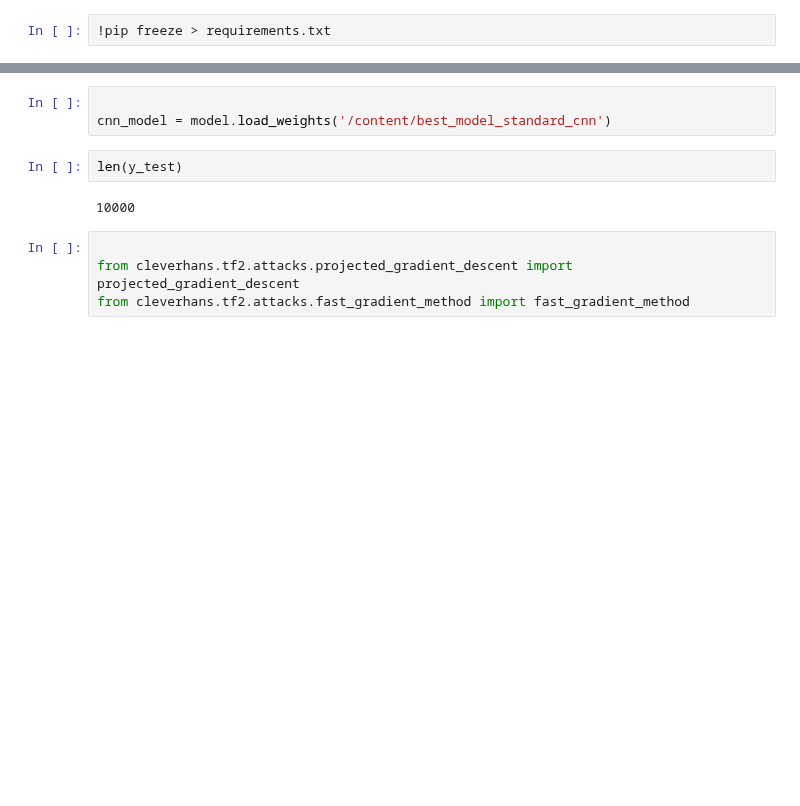
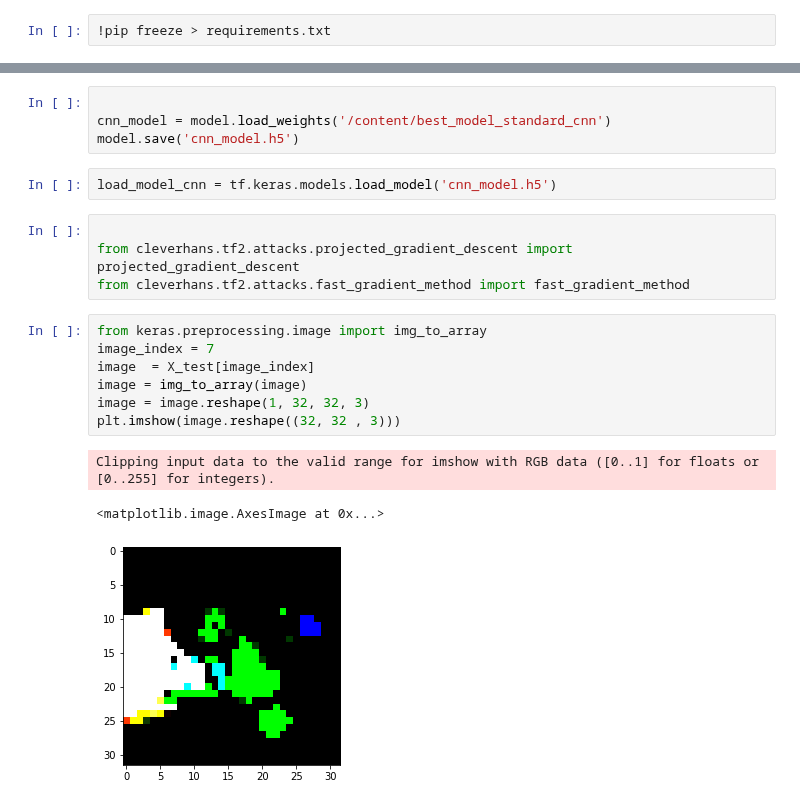
Before and after one commit to kirath2205/Final-Year-Project, a Jupyter notebook: Test_bench.ipynb, the cells around one changed output, grey strips where cells are left out. Saved outputs shown, nothing was run; the diff lists cells and outputs as text; blank space fills up the shorter version.

```diff
--- a/Test_bench.ipynb
+++ b/Test_bench.ipynb
@@ -391,11 +399,21 @@ Requirement already satisfied: cloudpickle>=1.3 in /usr/local/lib/python3.7/dist
 # %%
 
 cnn_model = model.load_weights('/content/best_model_standard_cnn')
+model.save('cnn_model.h5')
-# %%
-len(y_test)
-# %% [output]
-10000
+# %%
+load_model_cnn = tf.keras.models.load_model('cnn_model.h5')
 # %%
 
 from cleverhans.tf2.attacks.projected_gradient_descent import projected_gradient_descent
 from cleverhans.tf2.attacks.fast_gradient_method import fast_gradient_method
+# %%
+from keras.preprocessing.image import img_to_array
+image_index = 7
+image  = X_test[image_index]
+image = img_to_array(image)
+image = image.reshape(1, 32, 32, 3)
+plt.imshow(image.reshape((32, 32 , 3)))
+# %% [output]
+Clipping input data to the valid range for imshow with RGB data ([0..1] for floats or [0..255] for integers).
+<matplotlib.image.AxesImage at 0x...>
+[figure, added]
```
Also changed, not shown: parts of 10 cells of this notebook.
